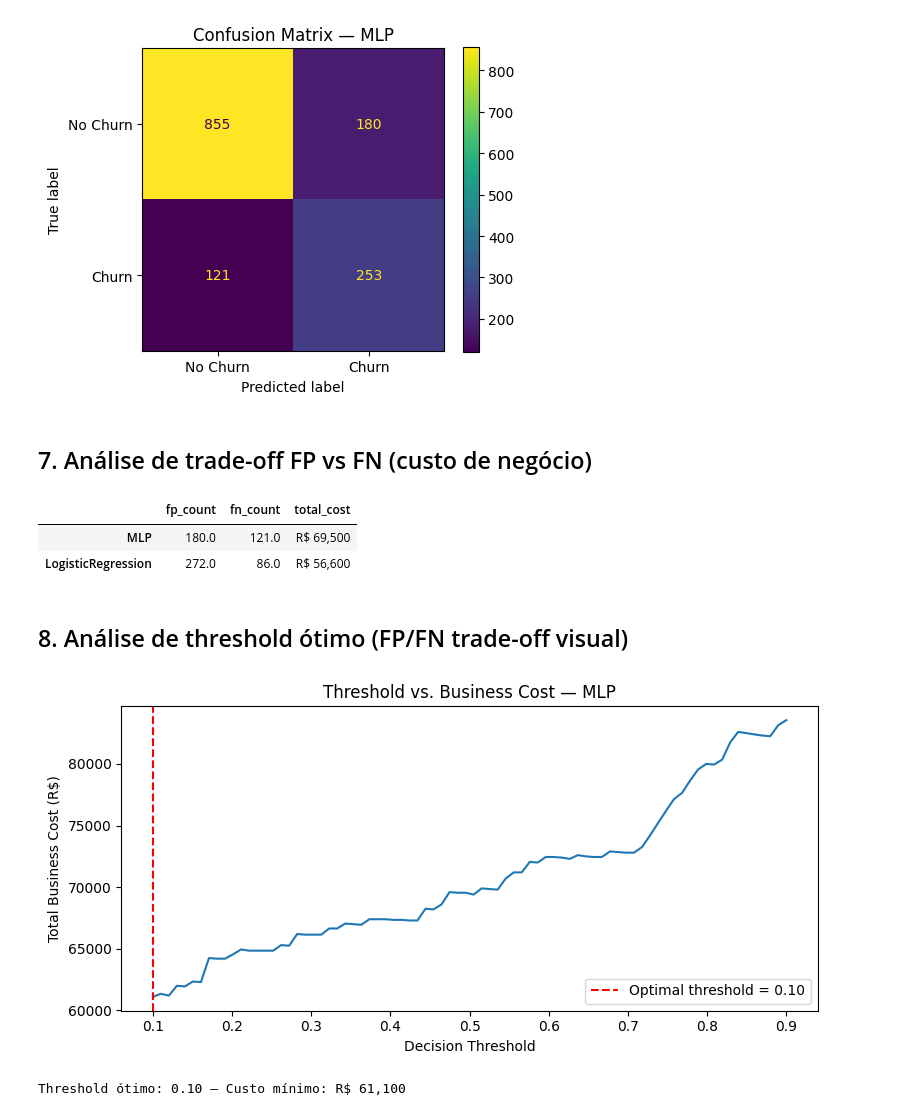
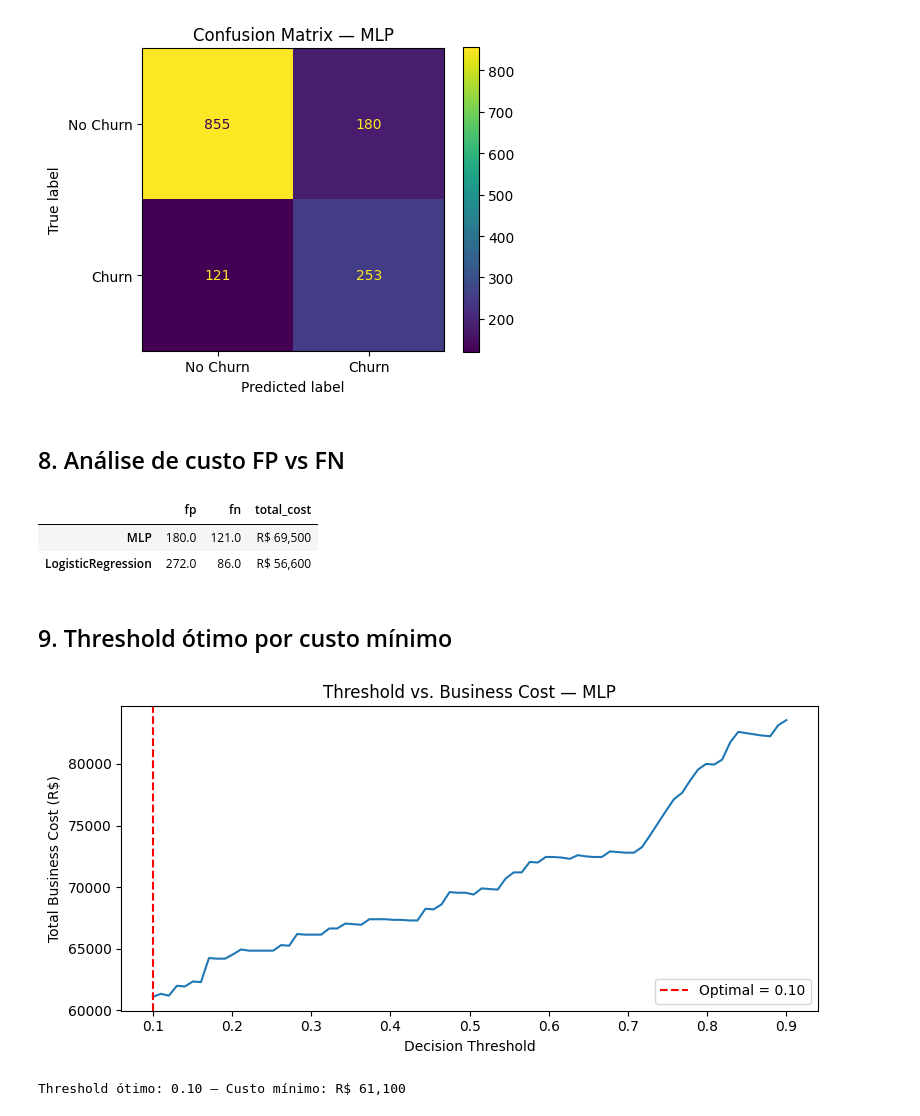
Before and after one commit to Fiap-TechChallenge118/tech-challenge-phase-01, a Jupyter notebook: notebooks/03_mlp_training.ipynb, the cells around one changed output. Drawn from its saved outputs; the diff is of its cells as text; code cells hidden in the pictures.

```diff
--- a/notebooks/03_mlp_training.ipynb
+++ b/notebooks/03_mlp_training.ipynb
@@ -148,49 +260,48 @@ plt.show()
 # %% [output]
 [figure]
 # %% [markdown]
-## 7. Análise de trade-off FP vs FN (custo de negócio)
+## 8. Análise de custo FP vs FN
 # %%
-# Custo de um FN (cliente perdido sem intervenção): R$500
-# Custo de um FP (campanha de retenção desnecessária): R$50
-COST_FP = 50.0
-COST_FN = 500.0
+# FP = campanha de retenção desnecessária (R$50)
+# FN = cliente perdido sem intervenção (R$500)
+COST_FP, COST_FN = 50.0, 500.0
 
-lr_clf = LogisticRegression(max_iter=1000, class_weight='balanced', random_state=42)
+def business_cost(y_true, y_pred):
+    fp = int(((y_pred == 1) & (y_true == 0)).sum())
+    fn = int(((y_pred == 0) & (y_true == 1)).sum())
+    return {'fp': fp, 'fn': fn, 'total_cost': fp * COST_FP + fn * COST_FN}
+
+lr_clf = LogisticRegression(max_iter=1000, class_weight='balanced', random_state=SEED)
 lr_clf.fit(X_train, y_train)
-preds_lr = lr_clf.predict(X_test)
 
-cost_mlp = cost_analysis(y_test, preds_mlp, COST_FP, COST_FN)
-cost_lr  = cost_analysis(y_test, preds_lr,  COST_FP, COST_FN)
-
-cost_df = pd.DataFrame({'MLP': cost_mlp, 'LogisticRegression': cost_lr}).T
+cost_df = pd.DataFrame({
+    'MLP':                business_cost(y_test, preds),
+    'LogisticRegression': business_cost(y_test, lr_clf.predict(X_test)),
+}).T
 cost_df['total_cost'] = cost_df['total_cost'].map('R$ {:,.0f}'.format)
 cost_df
 # %% [output]
-|  | fp_count | fn_count | total_cost |
+|  | fp | fn | total_cost |
 | MLP | 180.0 | 121.0 | R$ 69,500 |
 | LogisticRegression | 272.0 | 86.0 | R$ 56,600 |
-# %% [markdown]
-## 8. Análise de threshold ótimo (FP/FN trade-off visual)
+# %% [markdown]
+## 9. Threshold ótimo por custo mínimo
 # %%
 thresholds = np.linspace(0.1, 0.9, 80)
-costs = []
-for t in thresholds:
-    p = (probs_mlp >= t).astype(int)
-    c = cost_analysis(y_test, p, COST_FP, COST_FN)
-    costs.append(c['total_cost'])
+costs = [business_cost(y_test, (probs >= t).astype(int))['total_cost'] for t in thresholds]
 
 best_t = thresholds[np.argmin(costs)]
 fig, ax = plt.subplots(figsize=(8, 4))
 ax.plot(thresholds, costs)
-ax.axvline(best_t, color='red', linestyle='--', label=f'Optimal threshold = {best_t:.2f}')
+ax.axvline(best_t, color='red', linestyle='--', label=f'Optimal = {best_t:.2f}')
 ax.set_xlabel('Decision Threshold')
 ax.set_ylabel('Total Business Cost (R$)')
 ax.set_title('Threshold vs. Business Cost — MLP')
 ax.legend()
 plt.tight_layout()
 plt.savefig('../docs/threshold_cost.png', dpi=100)
 plt.show()
 print(f'Threshold ótimo: {best_t:.2f} — Custo mínimo: R$ {min(costs):,.0f}')
 # %% [output]
-[figure, old version]
+[figure, new version]
 Threshold ótimo: 0.10 — Custo mínimo: R$ 61,100
```
Also changed, not shown: parts of 18 cells of this notebook.
